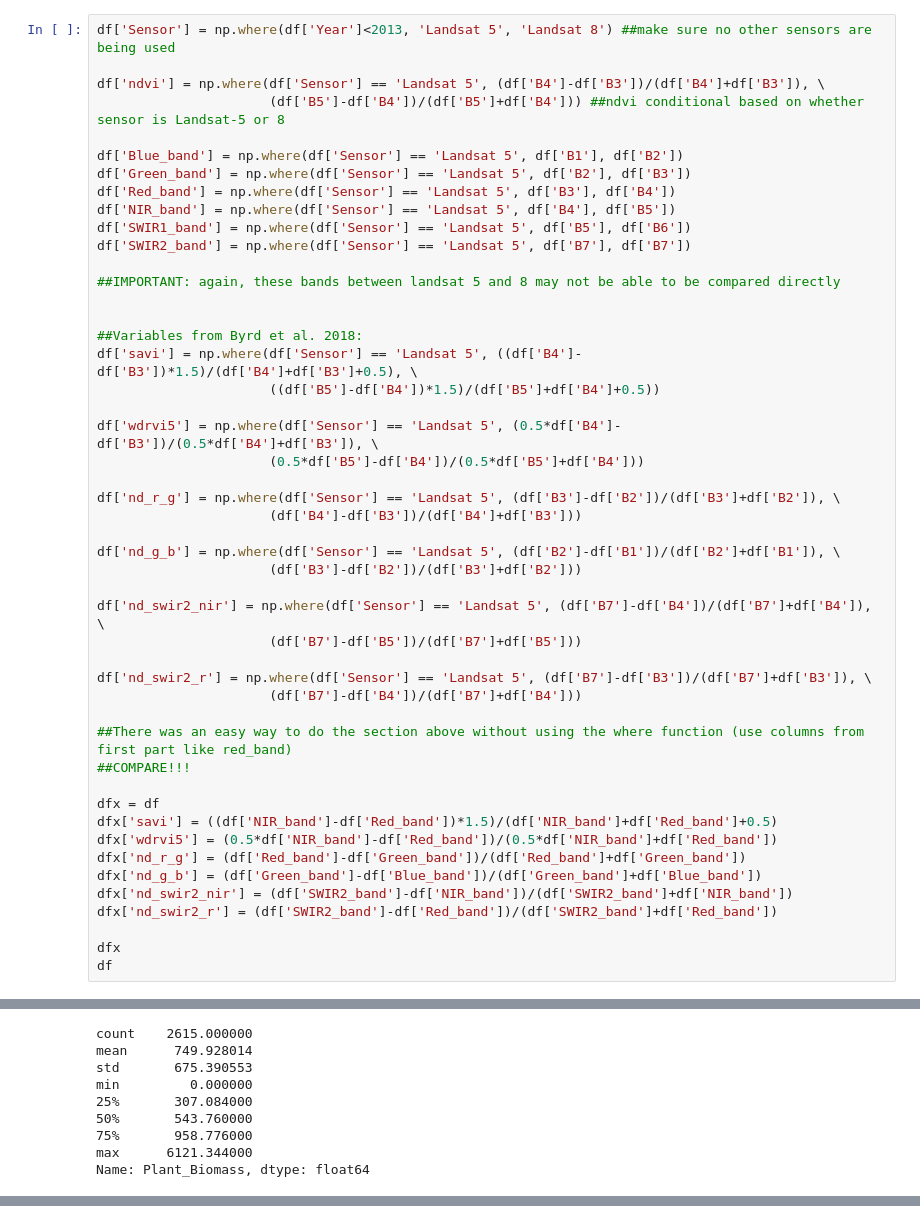
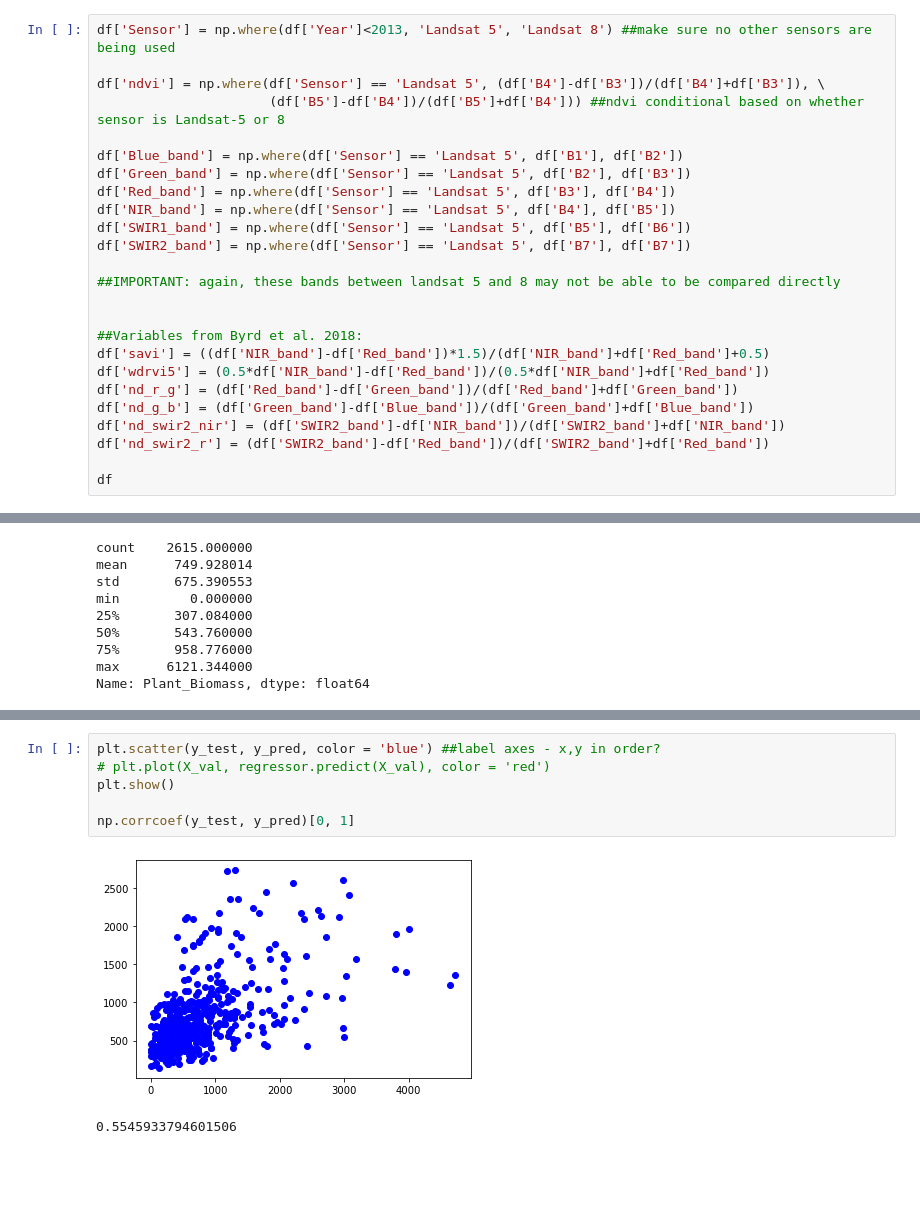
Before and after one commit to asajulien/PhD, a Jupyter notebook: Jupyter/Georgia/GA - yearly data.ipynb, the cells around one changed output, grey strips where cells are left out. Drawn from its saved outputs; the diff is of its cells as text; blank space fills up the shorter version.

```diff
--- a/Jupyter/Georgia/GA - yearly data.ipynb
+++ b/Jupyter/Georgia/GA - yearly data.ipynb
@@ -73,36 +75,13 @@ df['SWIR2_band'] = np.where(df['Sensor'] == 'Landsat 5', df['B7'], df['B7'])
 
 
 ##Variables from Byrd et al. 2018:
-df['savi'] = np.where(df['Sensor'] == 'Landsat 5', ((df['B4']-df['B3'])*1.5)/(df['B4']+df['B3']+0.5), \
-                      ((df['B5']-df['B4'])*1.5)/(df['B5']+df['B4']+0.5))
+df['savi'] = ((df['NIR_band']-df['Red_band'])*1.5)/(df['NIR_band']+df['Red_band']+0.5)
+df['wdrvi5'] = (0.5*df['NIR_band']-df['Red_band'])/(0.5*df['NIR_band']+df['Red_band'])
+df['nd_r_g'] = (df['Red_band']-df['Green_band'])/(df['Red_band']+df['Green_band'])
+df['nd_g_b'] = (df['Green_band']-df['Blue_band'])/(df['Green_band']+df['Blue_band'])
+df['nd_swir2_nir'] = (df['SWIR2_band']-df['NIR_band'])/(df['SWIR2_band']+df['NIR_band'])
+df['nd_swir2_r'] = (df['SWIR2_band']-df['Red_band'])/(df['SWIR2_band']+df['Red_band'])
 
-df['wdrvi5'] = np.where(df['Sensor'] == 'Landsat 5', (0.5*df['B4']-df['B3'])/(0.5*df['B4']+df['B3']), \
-                      (0.5*df['B5']-df['B4'])/(0.5*df['B5']+df['B4']))
-
-df['nd_r_g'] = np.where(df['Sensor'] == 'Landsat 5', (df['B3']-df['B2'])/(df['B3']+df['B2']), \
-                      (df['B4']-df['B3'])/(df['B4']+df['B3']))
-
-df['nd_g_b'] = np.where(df['Sensor'] == 'Landsat 5', (df['B2']-df['B1'])/(df['B2']+df['B1']), \
-                      (df['B3']-df['B2'])/(df['B3']+df['B2']))
-
-df['nd_swir2_nir'] = np.where(df['Sensor'] == 'Landsat 5', (df['B7']-df['B4'])/(df['B7']+df['B4']), \
-                      (df['B7']-df['B5'])/(df['B7']+df['B5']))
-
-df['nd_swir2_r'] = np.where(df['Sensor'] == 'Landsat 5', (df['B7']-df['B3'])/(df['B7']+df['B3']), \
-                      (df['B7']-df['B4'])/(df['B7']+df['B4']))
-
-##There was an easy way to do the section above without using the where function (use columns from first part like red_band)
-##COMPARE!!!
-
-dfx = df
-dfx['savi'] = ((df['NIR_band']-df['Red_band'])*1.5)/(df['NIR_band']+df['Red_band']+0.5)
-dfx['wdrvi5'] = (0.5*df['NIR_band']-df['Red_band'])/(0.5*df['NIR_band']+df['Red_band'])
-dfx['nd_r_g'] = (df['Red_band']-df['Green_band'])/(df['Red_band']+df['Green_band'])
-dfx['nd_g_b'] = (df['Green_band']-df['Blue_band'])/(df['Green_band']+df['Blue_band'])
-dfx['nd_swir2_nir'] = (df['SWIR2_band']-df['NIR_band'])/(df['SWIR2_band']+df['NIR_band'])
-dfx['nd_swir2_r'] = (df['SWIR2_band']-df['Red_band'])/(df['SWIR2_band']+df['Red_band'])
-
-dfx
 df
 # %% [output]
 |  | B1 | B2 | B3 | B4 | B5 | B6 | B7 | system:index | Site | Species_Code | ... |
@@ -274,0 +235,9 @@ NameError: name 'X_grid' is not defined
+# %%
+plt.scatter(y_test, y_pred, color = 'blue') ##label axes - x,y in order?
+# plt.plot(X_val, regressor.predict(X_val), color = 'red')
+plt.show()
+
+np.corrcoef(y_test, y_pred)[0, 1]
+# %% [output]
+[figure, added]
+0.5545933794601506
```
Also changed, not shown: parts of 5 cells of this notebook, 3 other files.
